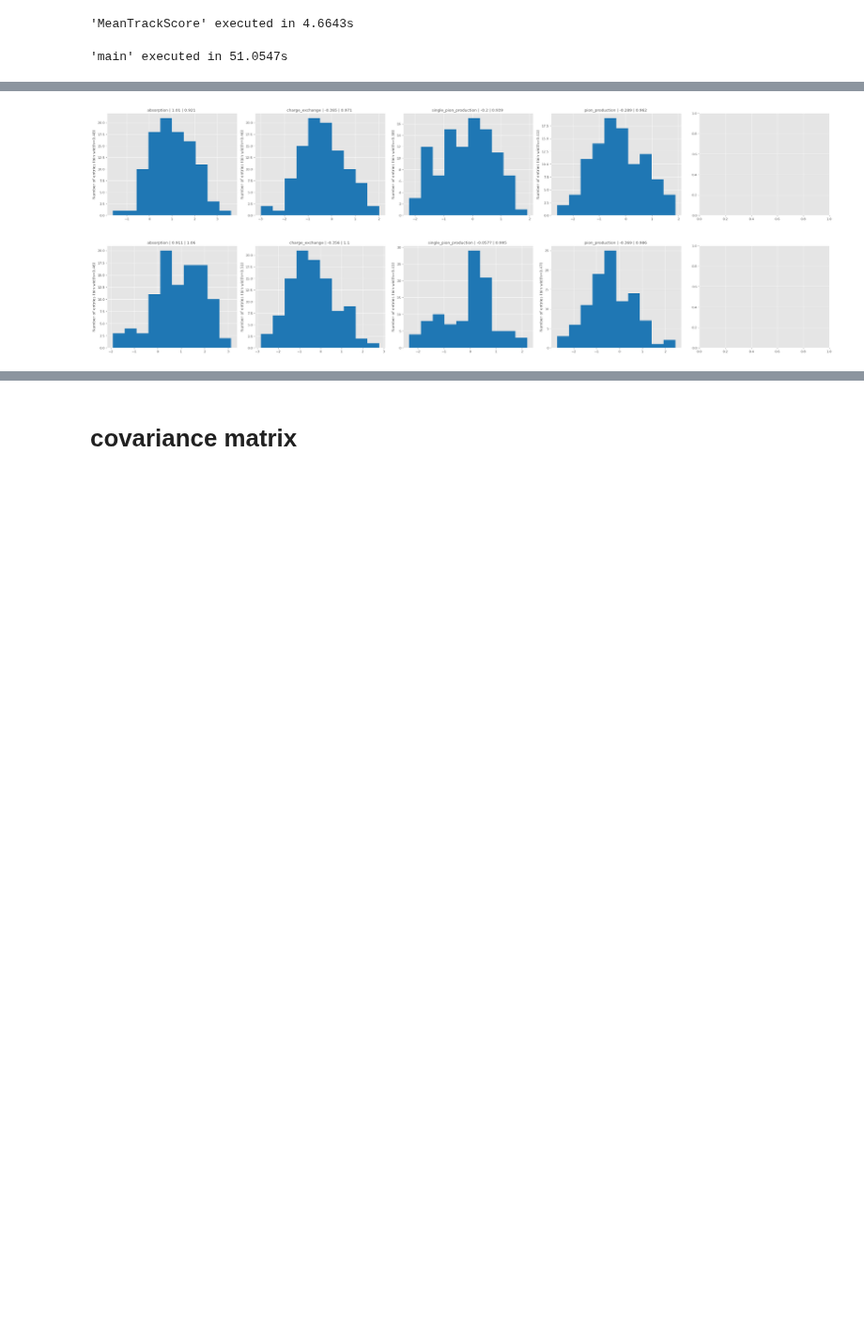
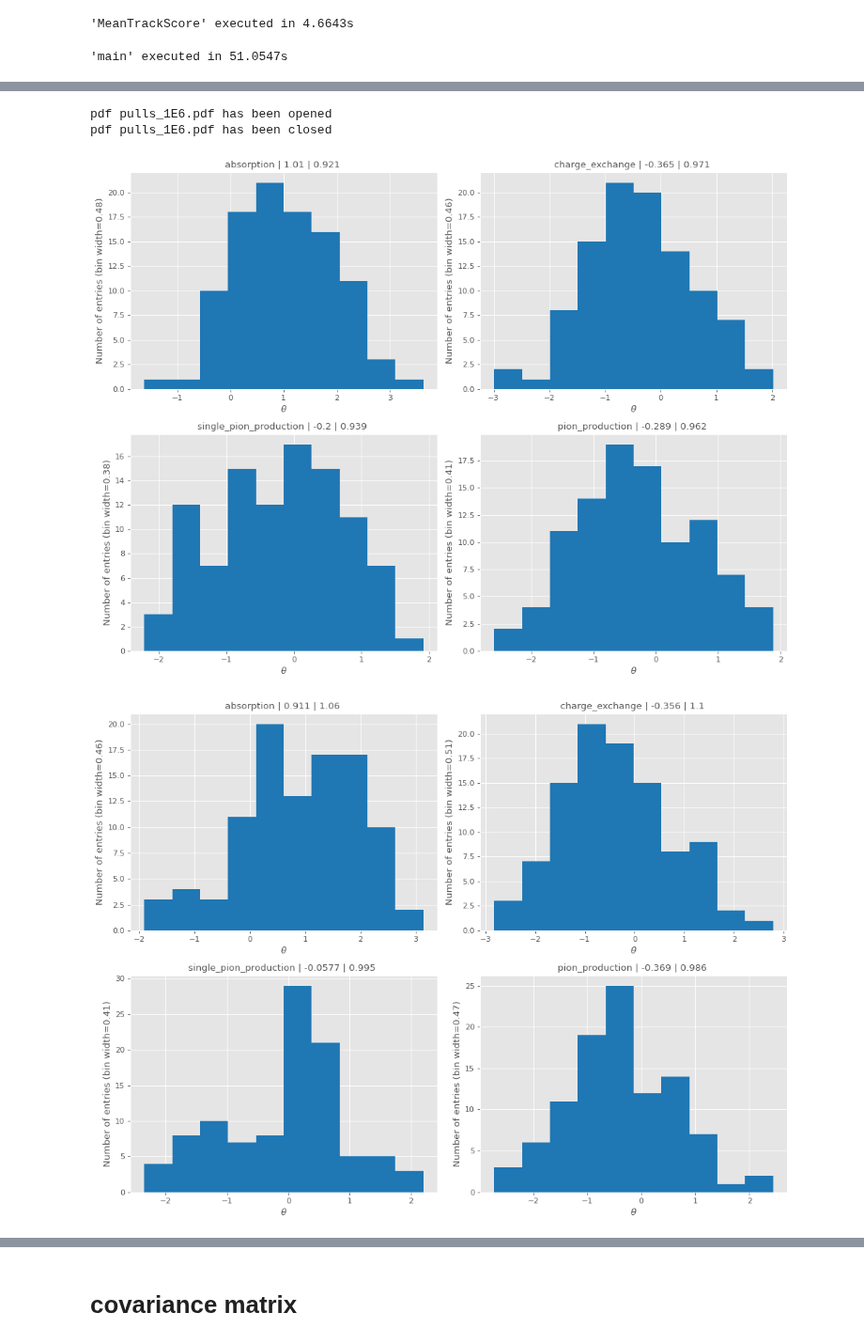
Before and after one commit to dlindebaum/pion-argon-xs-analysis, a Jupyter notebook: analysis/notebooks/cex_region_fit.ipynb, the cells around one changed output, grey strips where cells are left out. Shown at 94% size. Saved outputs shown, nothing was run; the diff lists cells and outputs as text; code cells hidden in the pictures; blank space fills up the shorter version.

Commit message:
cross section.py documenation and cleanup

```diff
--- a/analysis/notebooks/cex_region_fit.ipynb
+++ b/analysis/notebooks/cex_region_fit.ipynb
@@ -238,5 +240,5 @@ energy_bins = np.sort(energy_overflow)
 
 mean_track_score_bins = np.linspace(0, 1, 21, True)
 
-model, templates_energy, tempalates_mean_track_score = cross_section.RegionFit.CreateModel(cross_section.AnalysisInput.CreateAnalysisInputToy(toy_template), energy_slice, None, True, None, False)
+model, templates_energy, tempalates_mean_track_score = cross_section.RegionFit.CreateModel(cross_section.AnalysisInput.CreateAnalysisInputToy(toy_template), energy_slice, mean_track_score_bins, True, None, False)
 # %% [output]
@@ -923,22 +949,11 @@ def ModifiedPDFs(parameter_index : int, n_points : int, change : float, results
     return modified_PDFs
 
 
-def KEPlots(KE, reco_regions, truth_regions, labels, book : Plots.PlotBook):
-    # absorption_KE
+def KEPlots(KE, truth_regions, labels, book : Plots.PlotBook):
     for _, t in Plots.IterMultiPlot(toy_template.truth_region_labels):
         data = [KE[i][truth_regions[i][t]] for i in range(len(labels))]
         Plots.PlotHistComparison(data, labels = labels, bins = energy_bins, xlabel = "$KE_{int}$(MeV)", title = f"process : {t}", newFigure = False)
     book.Save()
-
-    # for i in range(len(labels)):
-    #     for _, r in Plots.IterMultiPlot(toy_input.reco_region_labels):
-    #         # data = [KE[i][truth_regions[i][t]] for i in range(len(labels))]
-    #         tags = cross_section.Tags.ExclusiveProcessTags(truth_regions[i])
-    #         for t in tags:
-    #             tags[t].mask = tags[t].mask[reco_regions[i][r]]
-    #         Plots.PlotTagged(KE[i][reco_regions[i][r]], cross_section.Tags.ExclusiveProcessTags(truth_regions[i]), bins = energy_bins, newFigure = False)
-    #     book.Save()
-
     return
 
 # * 0, 1, 4
@@ -1036,27 +1028,34 @@ out = PullStudy(toy_template, model, config, 100)
 # %%
 DictToHDF5(out, "test/1GeV_pull_study_var.hdf5")
 # %%
-out = ReadHDF5("test/1GeV_pull_study.hdf5")
+with Plots.PlotBook("pulls_1E6.pdf", True) as book:
+    out = ReadHDF5("test/1GeV_pull_study.hdf5")
 
-pulls = (out["bestfit"] - (out["expected"] / out["scale"][0])) / out["uncertainty"]
+    pulls = (out["bestfit"] - (out["expected"] / out["scale"][0])) / out["uncertainty"]
 
-for _, k in Plots.IterMultiPlot(pulls):
-    Plots.PlotHist(pulls[k], bins = 10, title = f"{k} | {np.mean(pulls[k]):.3g} | {np.std(pulls[k]):.3g} ", newFigure = False)
+    xlabel = "$\\theta$"
 
+    for _, k in Plots.IterMultiPlot(pulls.columns):
+        Plots.PlotHist(pulls[k], bins = 10, title = f"{k} | {np.mean(pulls[k]):.3g} | {np.std(pulls[k]):.3g} ", xlabel = xlabel, newFigure = False)
+    book.Save()
 
-out = ReadHDF5("test/1GeV_pull_study_2.hdf5")
+    out = ReadHDF5("test/1GeV_pull_study_2.hdf5")
 
-pulls = (out["bestfit"] - (out["expected"] / out["scale"][0])) / out["uncertainty"]
+    pulls = (out["bestfit"] - (out["expected"] / out["scale"][0])) / out["uncertainty"]
 
-for _, k in Plots.IterMultiPlot(pulls):
-    Plots.PlotHist(pulls[k], bins = 10, title = f"{k} | {np.mean(pulls[k]):.3g} | {np.std(pulls[k]):.3g} ", newFigure = False)
+    for _, k in Plots.IterMultiPlot(pulls.columns):
+        Plots.PlotHist(pulls[k], bins = 10, title = f"{k} | {np.mean(pulls[k]):.3g} | {np.std(pulls[k]):.3g} ", xlabel = xlabel, newFigure = False)
+    book.Save()
 
-out = ReadHDF5("test/1GeV_pull_study_var.hdf5")
+    out = ReadHDF5("test/1GeV_pull_study_var.hdf5")
 
-pulls = (out["bestfit"] - (out["expected"] / out["scale"][0])) / out["uncertainty"]
+    pulls = (out["bestfit"] - (out["expected"] / out["scale"][0])) / out["uncertainty"]
 
-for _, k in Plots.IterMultiPlot(pulls):
-    Plots.PlotHist(pulls[k], bins = 10, title = f"{k} | {np.mean(pulls[k]):.3g} | {np.std(pulls[k]):.3g} ", newFigure = False)
+    for _, k in Plots.IterMultiPlot(pulls.columns):
+        Plots.PlotHist(pulls[k], bins = 10, title = f"{k} | {np.mean(pulls[k]):.3g} | {np.std(pulls[k]):.3g} ", xlabel = xlabel, newFigure = False)
+    book.Save()
 # %% [output]
+pdf pulls_1E6.pdf has been opened
+pdf pulls_1E6.pdf has been closed
-[figure, old version]
+[figure, new version]
-[figure, old version]
+[figure, new version]
```
Also changed, not shown: parts of 26 cells of this notebook, 5 other files.
